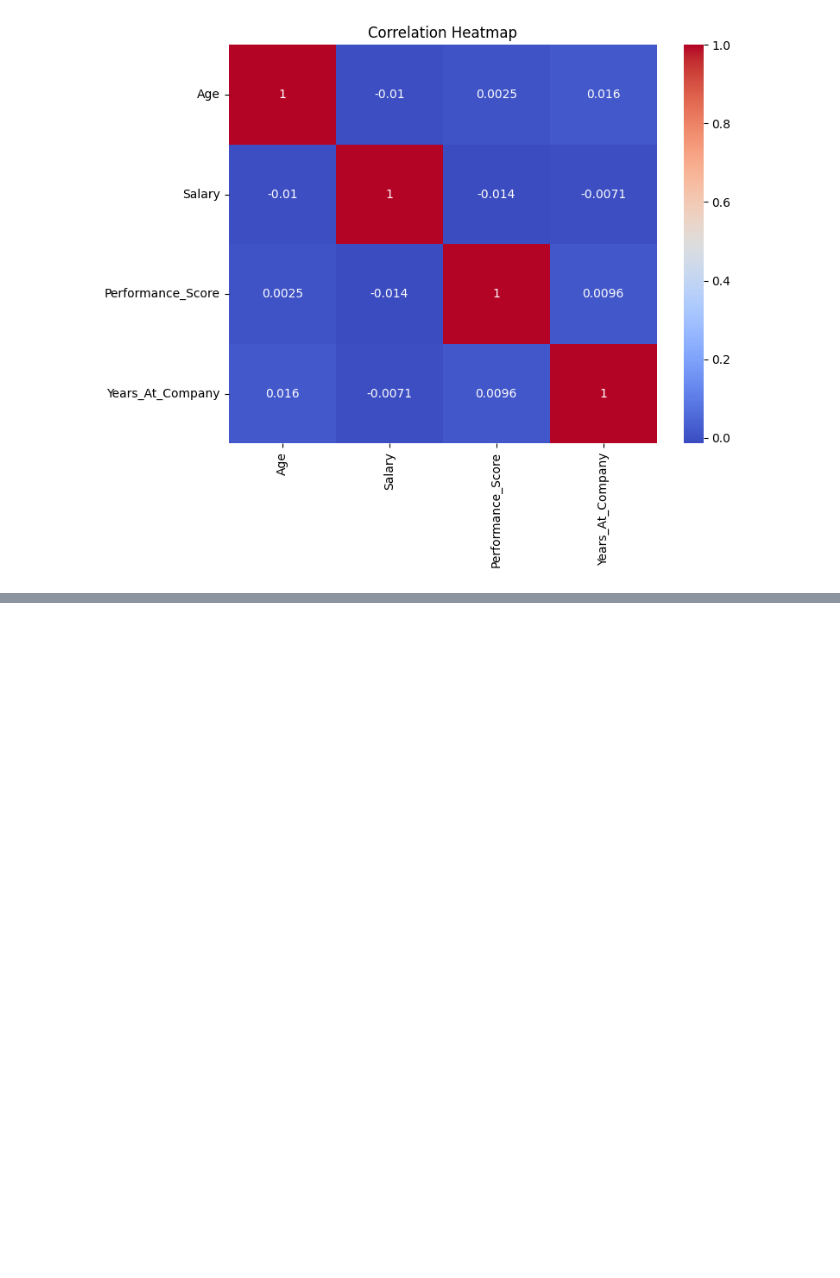
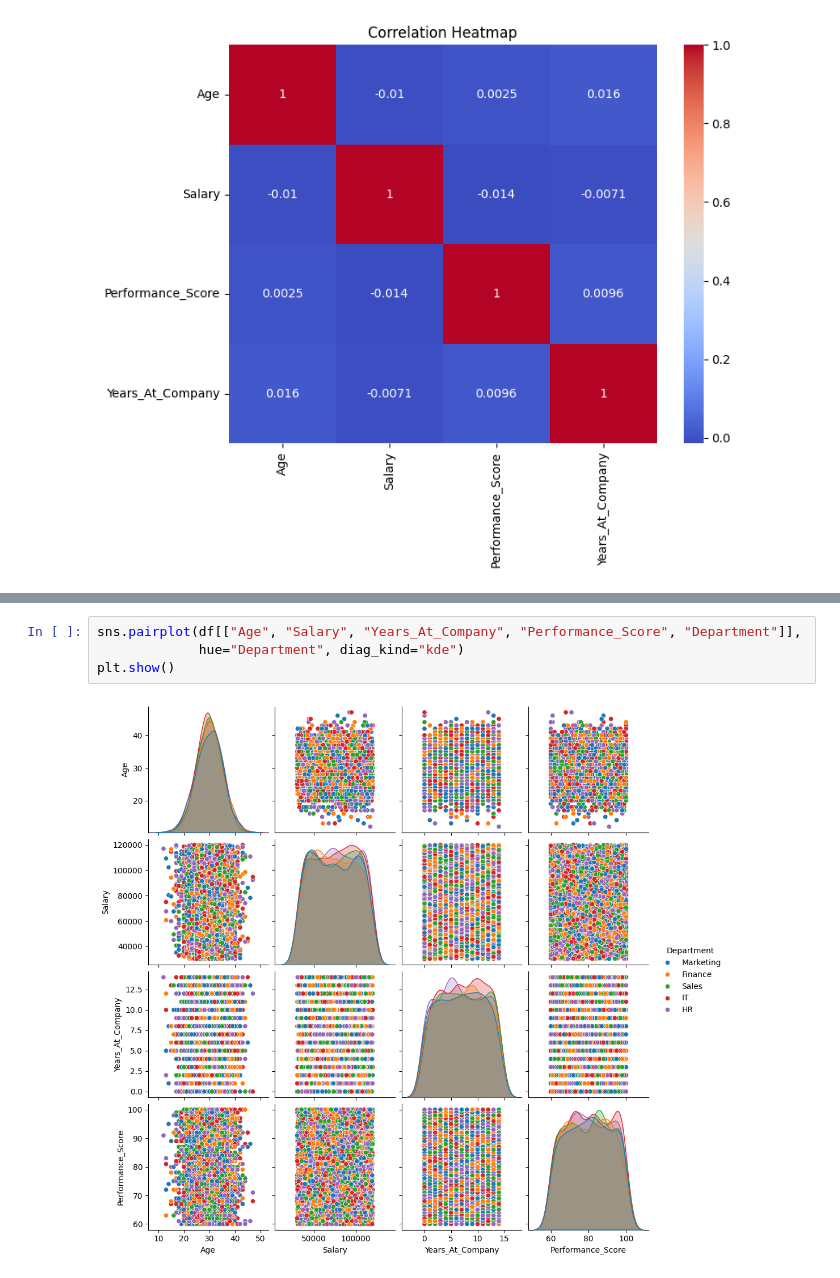
Before and after one commit to sarashyam/learn_DataScience_ChatGPT, a Jupyter notebook: Perplexity_1/correlation_4.ipynb, the cells around one changed output, grey strips where cells are left out. Cells and saved outputs as stored; diff of their text form; blank space fills up the shorter version.

```diff
--- a/Perplexity_1/correlation_4.ipynb
+++ b/Perplexity_1/correlation_4.ipynb
@@ -25,0 +35,6 @@ Years_At_Company   0.015559 -0.007053           0.009569          1.000000
+# %%
+sns.pairplot(df[["Age", "Salary", "Years_At_Company", "Performance_Score", "Department"]],
+             hue="Department", diag_kind="kde")
+plt.show()
+# %% [output]
+[figure, added]
```
Also changed, not shown: parts of 18 cells of this notebook, 1 other file.
